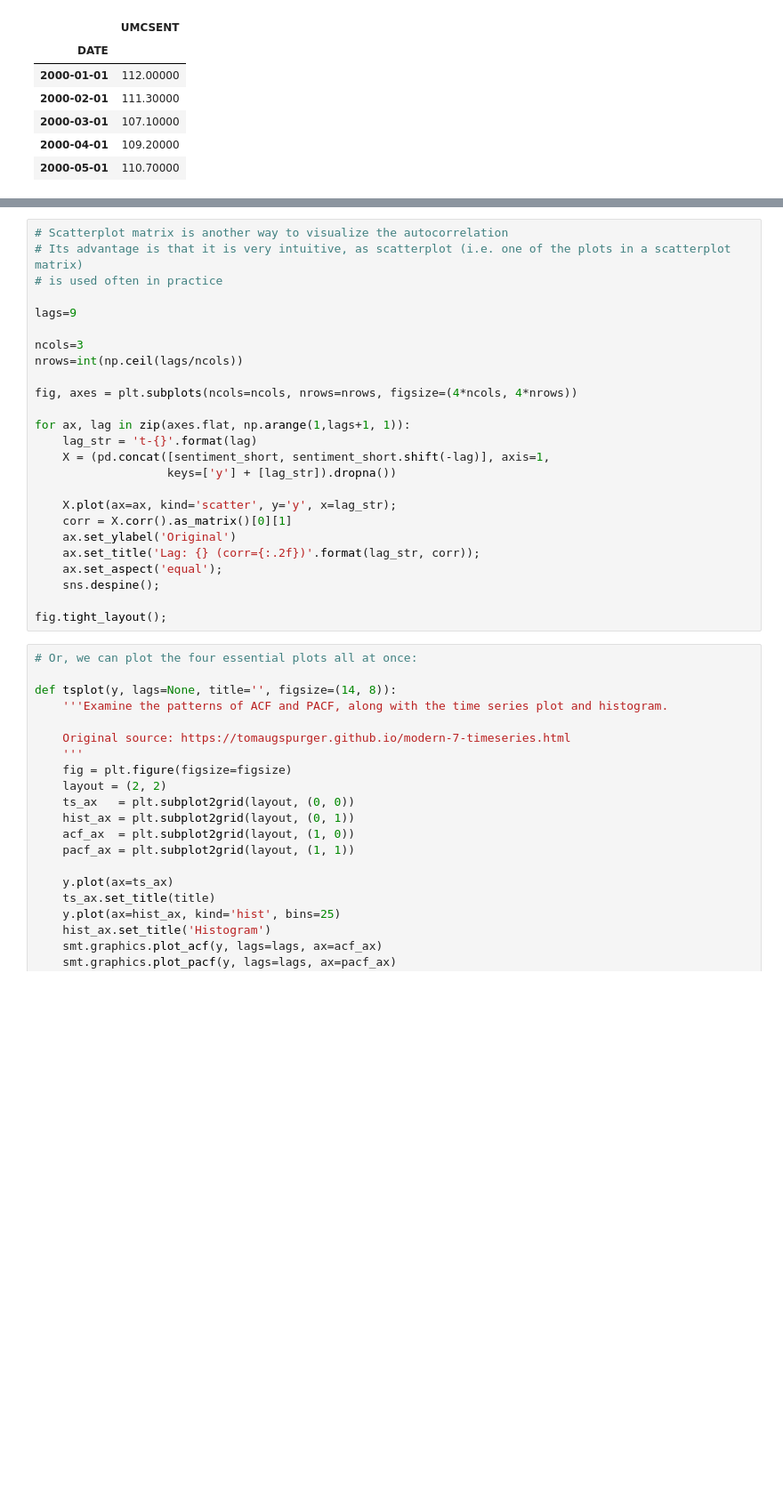
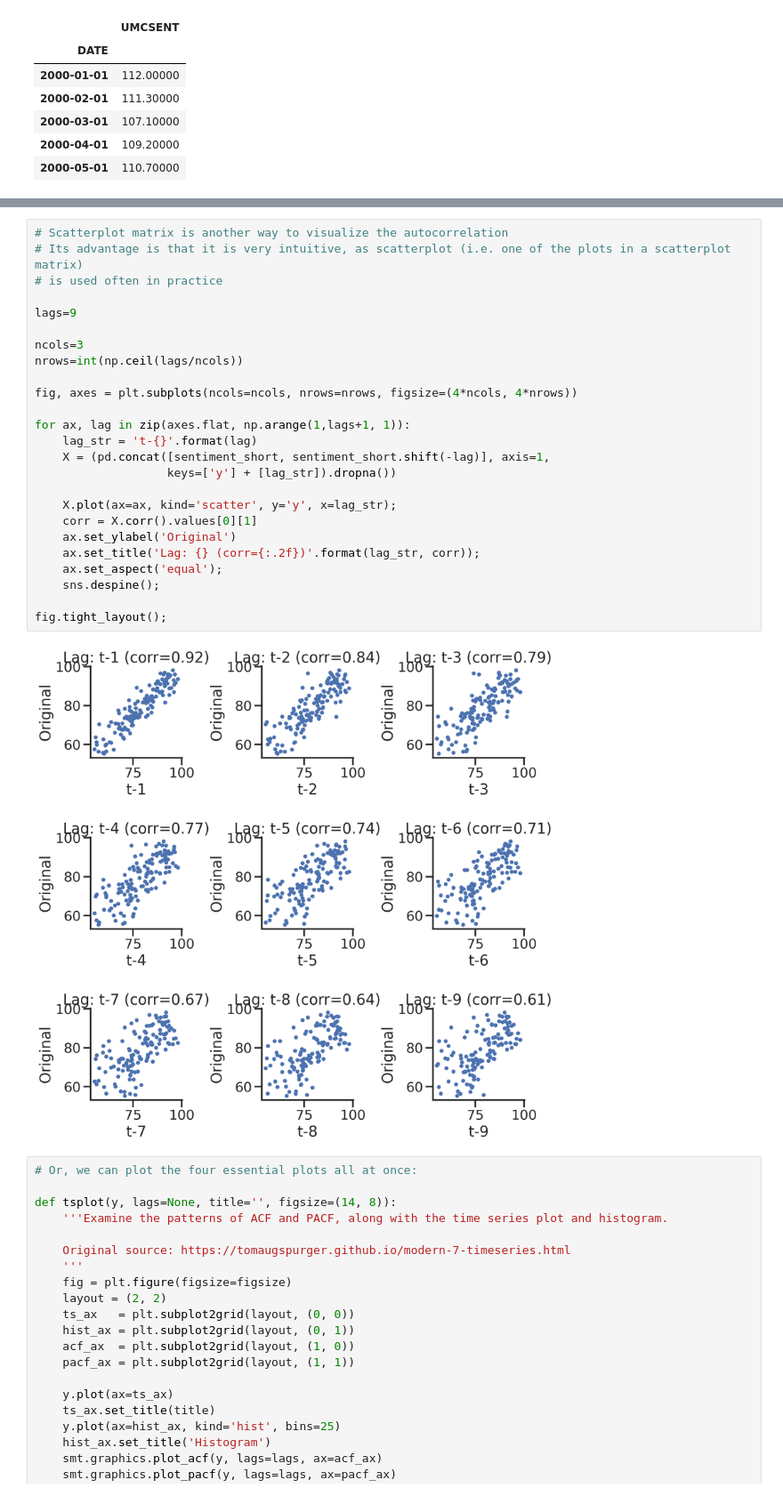
Before and after one commit to Samcil/pydata-sf-2016-arima-tutorial, a Jupyter notebook: Section_2_ARIMA_Models_tutorial.ipynb, the cells around one changed output, grey strips where cells are left out. Shown at 89% size. Cells and saved outputs as stored; diff of their text form; blank space fills up the shorter version.

```diff
--- a/Section_2_ARIMA_Models_tutorial.ipynb
+++ b/Section_2_ARIMA_Models_tutorial.ipynb
@@ -246,28 +261,30 @@ NameError: name 'sentiment_short' is not defined
 # %%
 # Scatterplot matrix is another way to visualize the autocorrelation
 # Its advantage is that it is very intuitive, as scatterplot (i.e. one of the plots in a scatterplot matrix)
 # is used often in practice
 
 lags=9
 
 ncols=3
 nrows=int(np.ceil(lags/ncols))
 
 fig, axes = plt.subplots(ncols=ncols, nrows=nrows, figsize=(4*ncols, 4*nrows))
 
 for ax, lag in zip(axes.flat, np.arange(1,lags+1, 1)):
     lag_str = 't-{}'.format(lag)
     X = (pd.concat([sentiment_short, sentiment_short.shift(-lag)], axis=1,
                    keys=['y'] + [lag_str]).dropna())
 
     X.plot(ax=ax, kind='scatter', y='y', x=lag_str);
-    corr = X.corr().as_matrix()[0][1]
+    corr = X.corr().values[0][1]
     ax.set_ylabel('Original')
     ax.set_title('Lag: {} (corr={:.2f})'.format(lag_str, corr));
     ax.set_aspect('equal');
     sns.despine();
 
 fig.tight_layout();
+# %% [output]
+[figure, added]
 # %%
 # Or, we can plot the four essential plots all at once:
 
```
Also changed, not shown: parts of 7 cells of this notebook, 4 other files.
